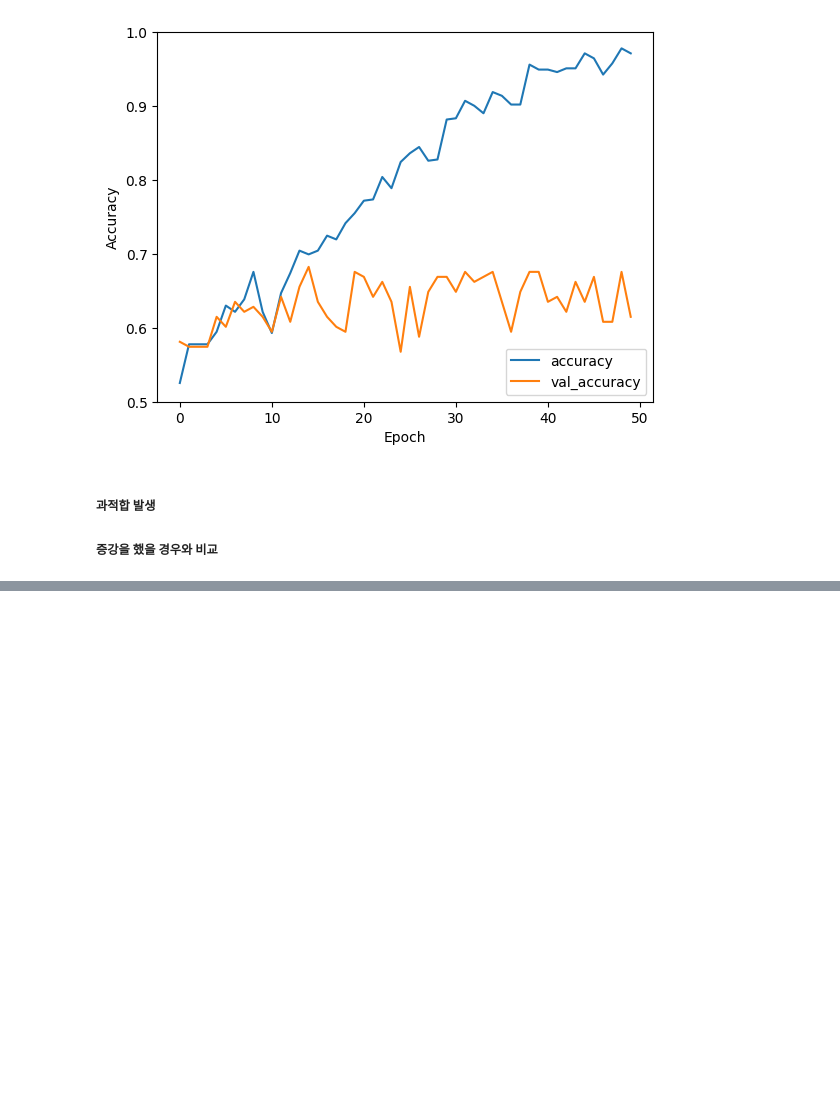
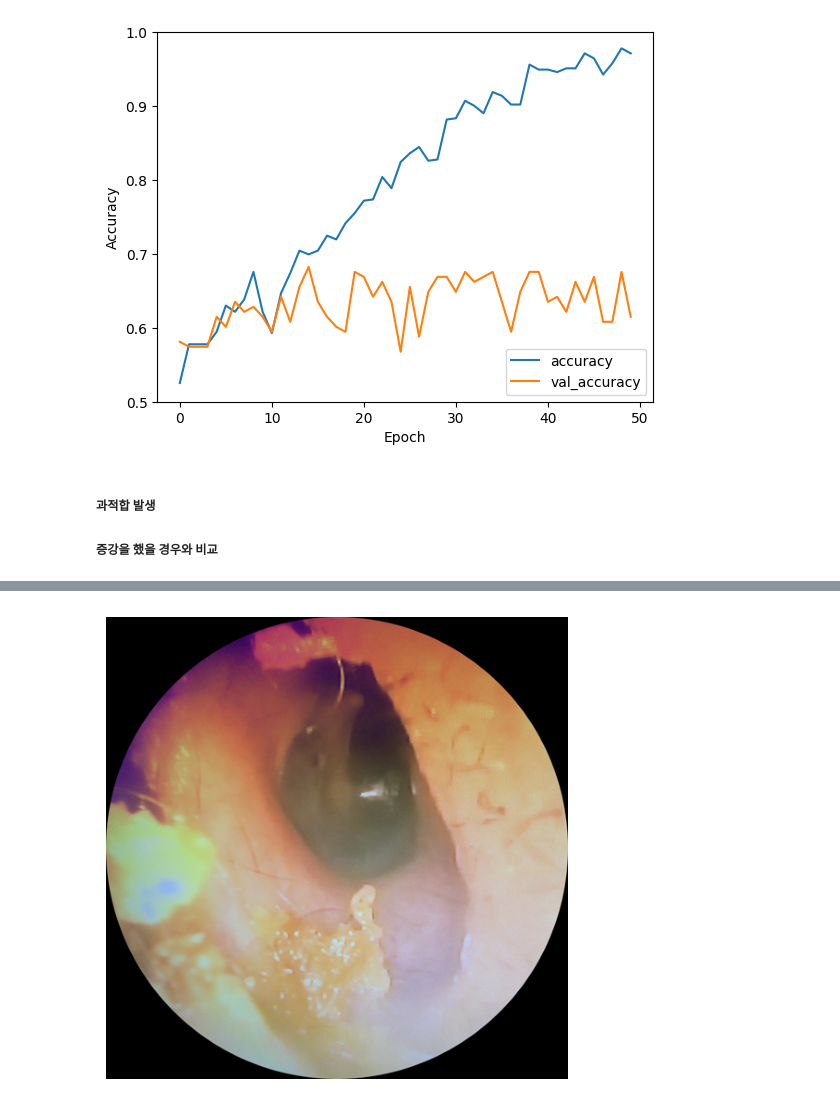
Before and after one commit to ghwjd/Lab, a Jupyter notebook: main.ipynb, the cells around one changed output, grey strips where cells are left out. Saved outputs shown, nothing was run; the diff lists cells and outputs as text; code cells hidden in the pictures; blank space fills up the shorter version.

```diff
--- a/main.ipynb
+++ b/main.ipynb
@@ -414,0 +549,9 @@ test_loss, test_acc = model.evaluate(x_val,  y_val, verbose=2)
+# %%
+pa = '/home/jeonk636/ear_classification/eardrumDs/Normal/normal_321.tiff'
+img = Image.open(pa)
+plt.figure(figsize=(6,6))
+plt.imshow(img)
+plt.axis('off')
+plt.show()
+# %% [output]
+[figure, added]
```
Also changed, not shown: parts of 16 cells of this notebook.
